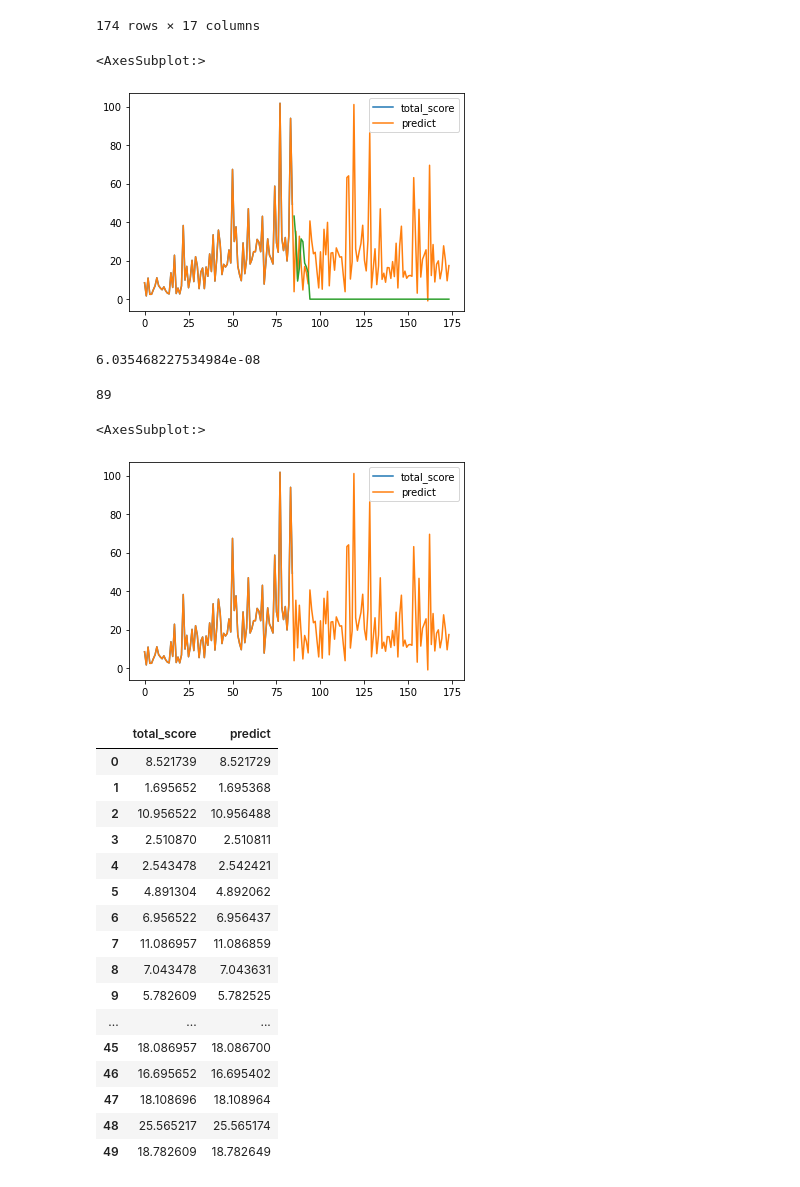
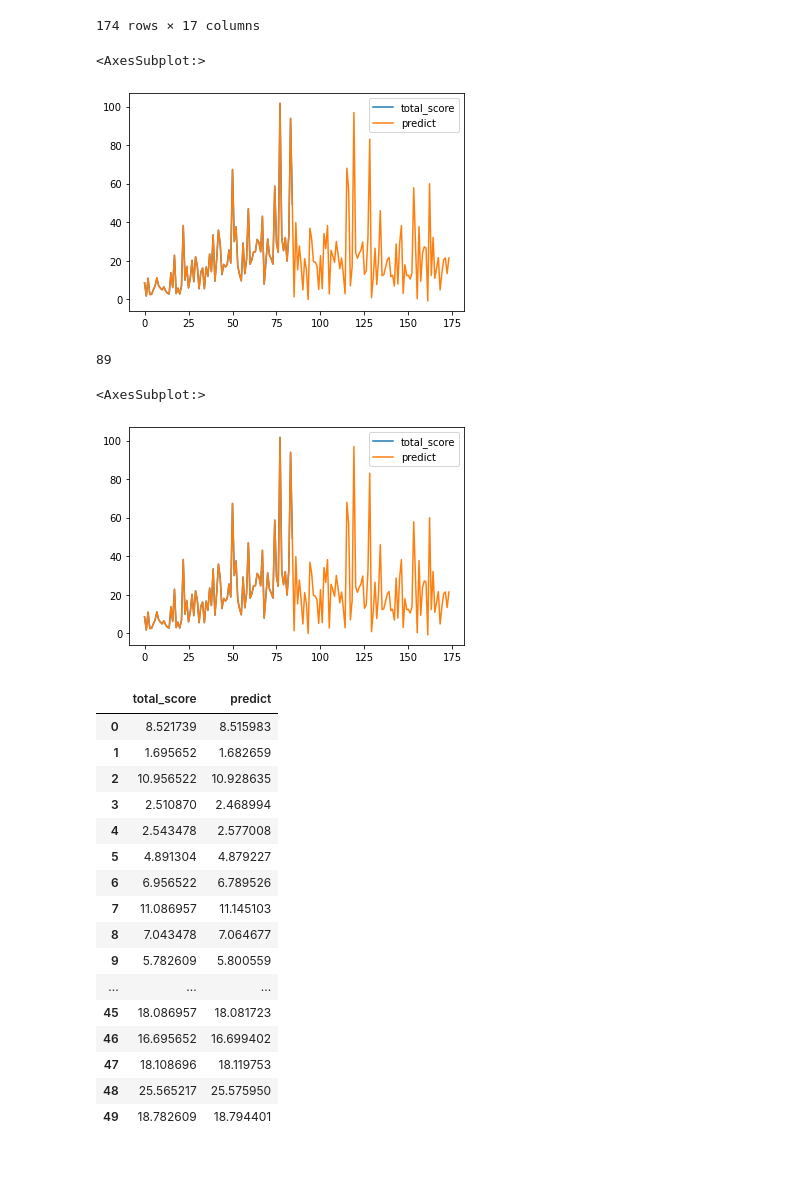
Before and after one commit to kevin-mal-smith/seinfeld, a Jupyter notebook: seinfeld_acquire.ipynb, the cells around one changed output. Cells and saved outputs as stored; diff of their text form; code cells hidden in the pictures.

```diff
--- a/seinfeld_acquire.ipynb
+++ b/seinfeld_acquire.ipynb
@@ -397,19 +397,18 @@ x_train, x_test, y_train, y_test = train_test_split(bow_data,
 # %%
 train=seinfeld[seinfeld.season_x<6].total_score
 # %%
-regr = MLPRegressor( max_iter=100,solver= 'lbfgs').fit(bow_data[:85],train)
+regr = MLPRegressor( max_iter=50,solver= 'lbfgs').fit(bow_data[:85],train)
 mlp_predictions=pd.DataFrame(regr.predict(bow_data),columns=['predict'])
 y_mlp=pd.concat([train,mlp_predictions],axis=1)
 # %%
 y_mlp.plot()
-seinfeld[seinfeld.season_y > 5].total_score.plot()
+#seinfeld[seinfeld.season_y > 5].total_score.plot()
 # %% [output]
 <AxesSubplot:>
-[figure, old version]
+[figure, new version]
 # %%
-mean_squared_error(train,y_mlp.predict[:85])
+mse = mean_squared_error(train,y_mlp.predict[:85])
+rmse = mse**.5
-# %% [output]
-6.035468227534984e-08
 # %%
 #y_mlp.total_score = y_mlp.total_score.replace(np.NaN, 0)
 # %%
@@ -420,27 +419,27 @@ y_mlp.total_score.isna().sum()
 y_mlp.plot()
 # %% [output]
 <AxesSubplot:>
-[figure, old version]
+[figure, new version]
 # %%
 y_mlp.head(50)
 # %% [output]
 |  | total_score | predict |
-| 0 | 8.521739 | 8.521729 |
-| 1 | 1.695652 | 1.695368 |
-| 2 | 10.956522 | 10.956488 |
-| 3 | 2.510870 | 2.510811 |
-| 4 | 2.543478 | 2.542421 |
-| 5 | 4.891304 | 4.892062 |
-| 6 | 6.956522 | 6.956437 |
-| 7 | 11.086957 | 11.086859 |
-| 8 | 7.043478 | 7.043631 |
-| 9 | 5.782609 | 5.782525 |
+| 0 | 8.521739 | 8.515983 |
+| 1 | 1.695652 | 1.682659 |
+| 2 | 10.956522 | 10.928635 |
+| 3 | 2.510870 | 2.468994 |
+| 4 | 2.543478 | 2.577008 |
+| 5 | 4.891304 | 4.879227 |
+| 6 | 6.956522 | 6.789526 |
+| 7 | 11.086957 | 11.145103 |
+| 8 | 7.043478 | 7.064677 |
+| 9 | 5.782609 | 5.800559 |
 | ... | ... | ... |
-| 45 | 18.086957 | 18.086700 |
-| 46 | 16.695652 | 16.695402 |
-| 47 | 18.108696 | 18.108964 |
-| 48 | 25.565217 | 25.565174 |
-| 49 | 18.782609 | 18.782649 |
+| 45 | 18.086957 | 18.081723 |
+| 46 | 16.695652 | 16.699402 |
+| 47 | 18.108696 | 18.119753 |
+| 48 | 25.565217 | 25.575950 |
+| 49 | 18.782609 | 18.794401 |
 # %%
 seinfeld.script.to_csv('seinfeld_scripts.csv')
 # %%
```
Also changed, not shown: parts of 3 cells of this notebook, 1 other file.
